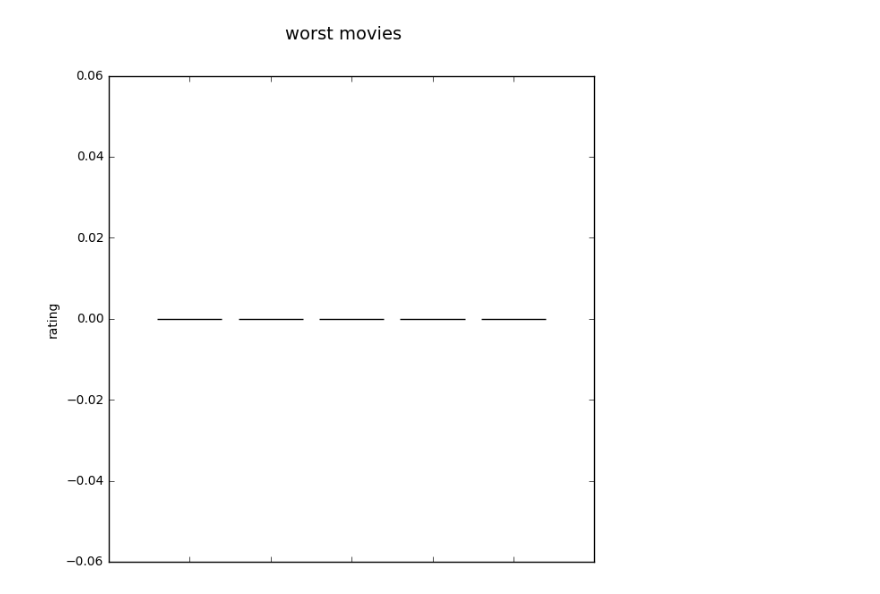
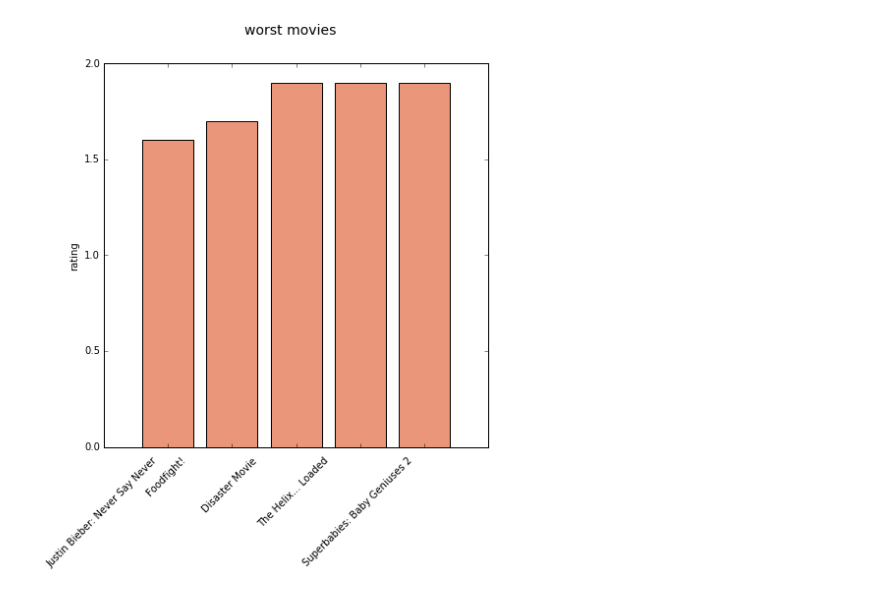
Before and after one commit to AlekVT/notebookIMDB, a Jupyter notebook: MovieSet.ipynb, the cells around one changed output. Cells and saved outputs as stored; diff of their text form; code cells hidden in the pictures.

```diff
--- a/MovieSet.ipynb
+++ b/MovieSet.ipynb
@@ -83,38 +39,25 @@ NameError: name 'dataset' is not defined
 # %%
-%matplotlib inline
-import matplotlib.pyplot as plt
-import numpy as np
-
-title = 11
-imdbscore = 25
-movielikes = 27
-titles = ['']
-
 x_axis = [i+1 for i in range(5)]
 y_axis = []
-sortedfile = sorted(file, key=lambda file: file[imdbscore])
-worstmovies = []
+bestmovies = ['']
 
-for i in range(5):
-    worstmovies.append(sortedfile[i])
-
-#sortedfile = sorted(worstmovies, key=lambda worstmovies: worstmovies[movielikes])
+bestmovies = dataset.sort_values(by='imdb_score', ascending=True).head(5);
 
 for i in range(5):
     try:
-        var1 = worstmovies[i][imdbscore]
-        titles.append(worstmovies[i][title].decode("utf8"))
+        var1 = bestmovies.iloc[i]['imdb_score']
         y_axis.append(var1)
     except:
         y_axis.append(0)
 
 fig = plt.figure(figsize=(7, 7))
 fig.suptitle('worst movies', fontsize=14)
 ax = fig.add_subplot(111)
 ax.set_xlabel('')
 ax.set_ylabel('rating')
 ax.bar(x_axis, y_axis, fc='darksalmon', align='center')
-ax.set_xticklabels((titles), rotation=45)
+
+ax.set_xticklabels((bestmovies['movie_title']), rotation=45)
 plt.show()
 # %% [output]
-[figure, old version]
+[figure, new version]
```
Also changed, not shown: parts of 6 cells of this notebook.
